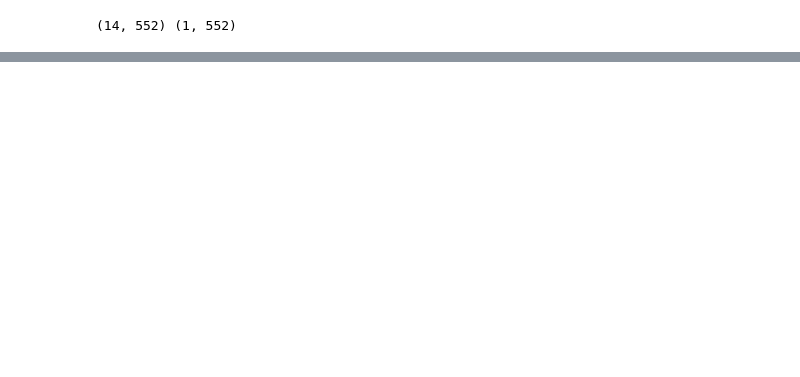
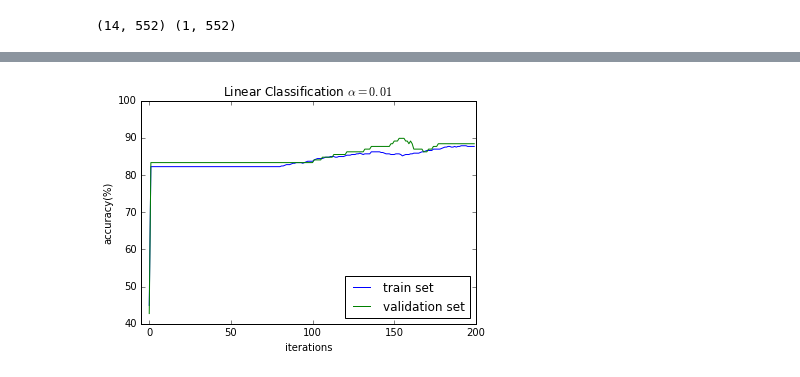
Before and after one commit to nopyhe/ML2017-lab-01, a Jupyter notebook: ClassificationExperiment.ipynb, the cells around one changed output, grey strips where cells are left out. Cells and saved outputs as stored; diff of their text form; code cells hidden in the pictures; blank space fills up the shorter version.

```diff
--- a/ClassificationExperiment.ipynb
+++ b/ClassificationExperiment.ipynb
@@ -138,0 +150,14 @@ plt.show()
+# %%
+# 画图
+plt.plot(train_accuracy_log, label='train set')
+plt.plot(val_accuracy_log, label='validation set')
+
+plt.legend(loc='lower right')  # 图例
+plt.axis([-5, 200, 40, 100])
+plt.ylabel('accuracy(%)')
+plt.xlabel('iterations')
+plt.title(r'Linear Classification $\alpha=0.01$')
+# plt.show()
+plt.savefig('linear_classification_accuracy.eps', format='eps', dpi=1000)
+# %% [output]
+[figure, added]
```
Also changed, not shown: parts of 11 cells of this notebook, 5 other files.
